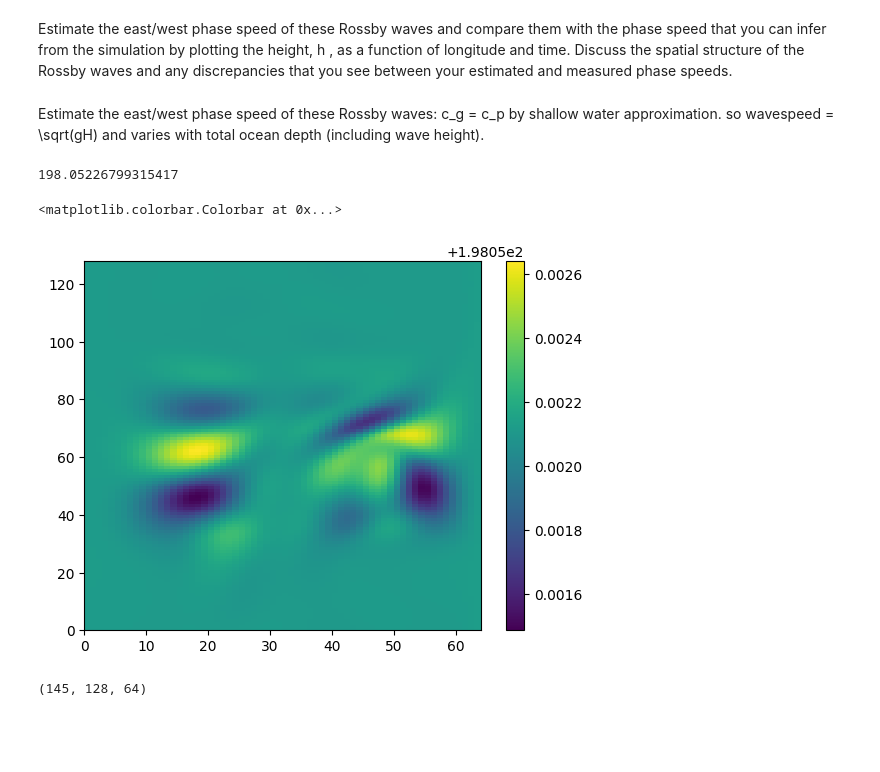
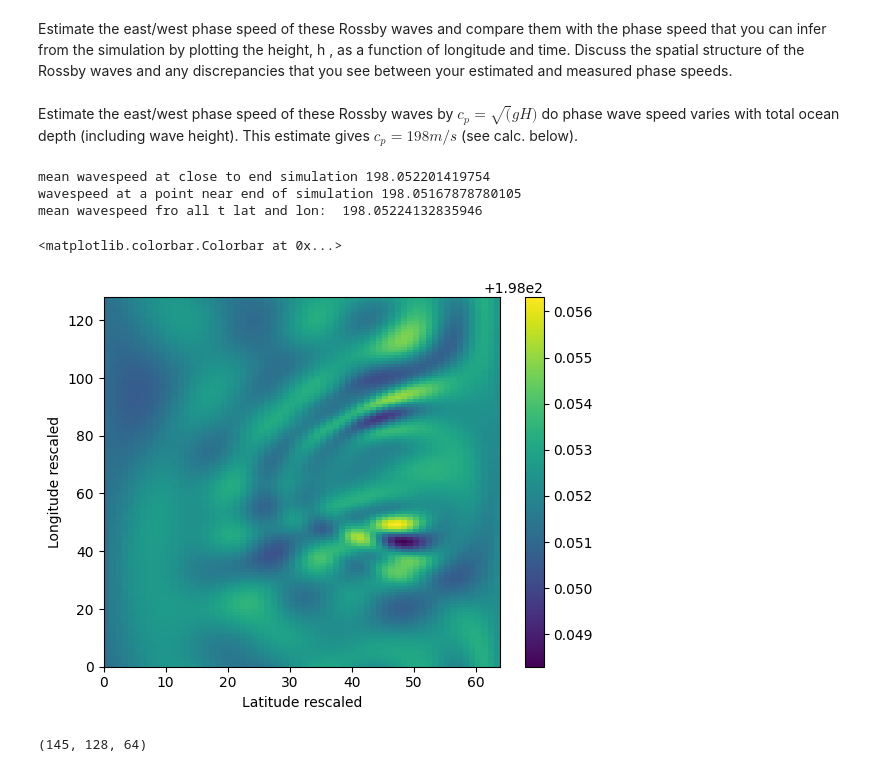
Before and after one commit to ananyaaa-j/QCES, a Jupyter notebook: Project3_tsunami.ipynb, the cells around one changed output. Saved outputs shown, nothing was run; the diff lists cells and outputs as text; code cells hidden in the pictures; blank space fills up the shorter version.

```diff
--- a/Project3_tsunami.ipynb
+++ b/Project3_tsunami.ipynb
@@ -937,23 +921,27 @@ INFO:matplotlib.animation:MovieWriter._run: running command: ffmpeg -f rawvideo
 # %% [markdown]
 Estimate the east/west phase speed of these Rossby waves and compare them with the phase speed that you can infer from the simulation by plotting the height,  h , as a function of longitude and time. Discuss the spatial structure of the Rossby waves and any discrepancies that you see between your estimated and measured phase speeds.
 # %% [markdown]
-Estimate the east/west phase speed of these Rossby waves:
-c_g = c_p by shallow water approximation.
-so wavespeed = \sqrt(gH) and varies with total ocean depth (including wave height).
+Estimate the east/west phase speed of these Rossby waves by $c_p  = \sqrt(gH)$ do phase wave speed varies with total ocean depth (including wave height).
+This estimate gives $c_p = 198 m/s$ (see calc. below).
-# %%
-c_g = np.sqrt(g*(H+h_save))
-# plt.plot(np.asarray(t_save), c_g[:, 95, 47])
-# plt.plot(np.asarray(t_save), c_g[:, 95, 15])
-# plt.plot(np.asarray(t_save), c_g[:, 63, 47])
-# plt.plot(np.asarray(t_save), c_g[:, 63, 15])
-# plt.plot(np.asarray(t_save), c_g[:, 63, 31])
-print(c_g[-5, 63, 47])
-plt.pcolor(c_g[-10, :, :])
-plt.colorbar()
-# %% [output]
-198.05226799315417
-<matplotlib.colorbar.Colorbar at 0x...>
-[figure, removed]
+# %%
+c_p = np.sqrt(g*(H+h_save))
+
+print("mean wavespeed at close to end simulation", np.mean(c_p[-10, :, :]))
+print("wavespeed at a point near end of simulation", c_p[-5, 1, 1])
+print("mean wavespeed fro all t lat and lon: ", np.mean(c_p))
+plt.pcolor(c_p[-10, :, :])
+plt.xlabel("Latitude rescaled")
+plt.ylabel("Longitude rescaled")
+plt.colorbar()
+
+# Can see that phase wavespeed is very close to 198m/s for all lat/lon values
+# the colours represent very small variations/deviation from the mean wavespeed.
+# %% [output]
+mean wavespeed at close to end simulation 198.052201419754
+wavespeed at a point near end of simulation 198.05167878780105
+mean wavespeed fro all t lat and lon:  198.05224132835946
+<matplotlib.colorbar.Colorbar at 0x...>
+[figure, added]
 # %%
 print(h_save.shape) # 1441, 128, 64 # time, lat(Y), lon(X)
 
```
Also changed, not shown: parts of 22 cells of this notebook.
